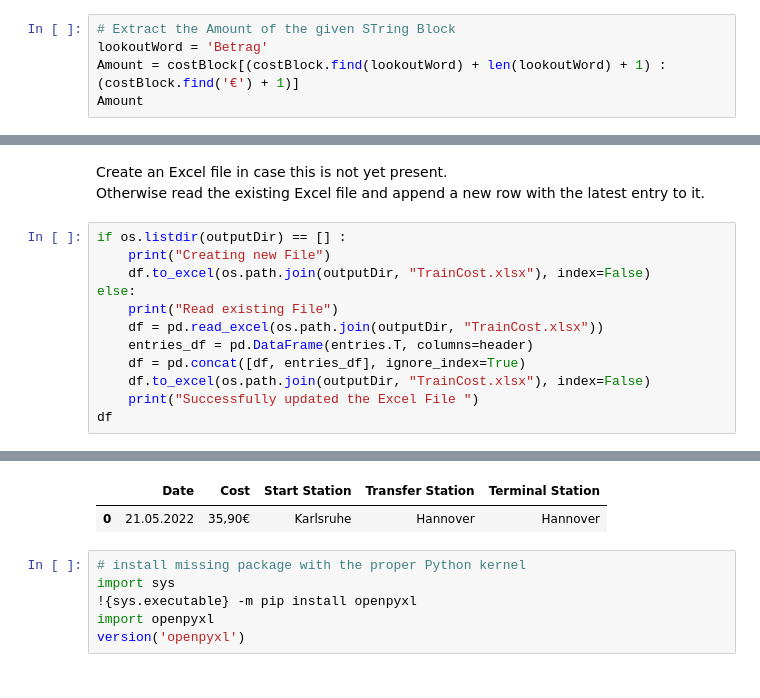
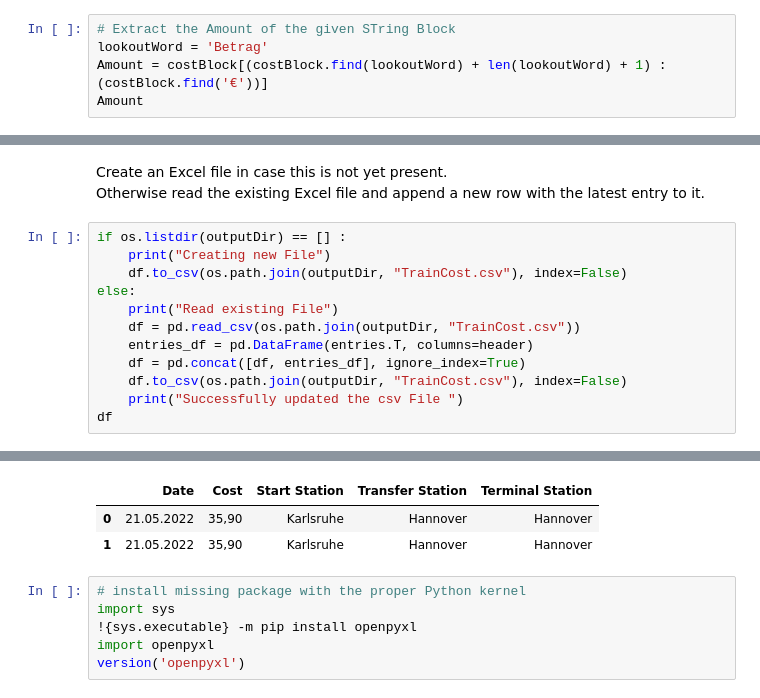
Before and after one commit to bolecodex/pytesseract-lambda, a Jupyter notebook: invoiceDigitization.ipynb, the cells around one changed output, grey strips where cells are left out. Saved outputs shown, nothing was run; the diff lists cells and outputs as text.

```diff
--- a/invoiceDigitization.ipynb
+++ b/invoiceDigitization.ipynb
@@ -130,6 +134,6 @@ print(extractCharBlock(costBlock, 'Datum'))
 # %%
 # Extract the Amount of the given STring Block
 lookoutWord = 'Betrag'
-Amount = costBlock[(costBlock.find(lookoutWord) + len(lookoutWord) + 1) : (costBlock.find('€') + 1)]
+Amount = costBlock[(costBlock.find(lookoutWord) + len(lookoutWord) + 1) : (costBlock.find('€'))]
 Amount
 # %% [output]
@@ -221,13 +230,13 @@ Otherwise read the existing Excel file and append a new row with the latest entr
 # %%
 if os.listdir(outputDir) == [] :
     print("Creating new File")
-    df.to_excel(os.path.join(outputDir, "TrainCost.xlsx"), index=False)
+    df.to_csv(os.path.join(outputDir, "TrainCost.csv"), index=False)
 else:
     print("Read existing File")
-    df = pd.read_excel(os.path.join(outputDir, "TrainCost.xlsx"))
+    df = pd.read_csv(os.path.join(outputDir, "TrainCost.csv"))
     entries_df = pd.DataFrame(entries.T, columns=header)
     df = pd.concat([df, entries_df], ignore_index=True)
-    df.to_excel(os.path.join(outputDir, "TrainCost.xlsx"), index=False)
-    print("Successfully updated the Excel File ")
+    df.to_csv(os.path.join(outputDir, "TrainCost.csv"), index=False)
+    print("Successfully updated the csv File ")
 df
 # %% [output]
@@ -235,5 +245,6 @@ Creating new File
 |  | Date | Cost | Start Station | Transfer Station | Terminal Station |
-| 0 | 21.05.2022 | 35,90€ | Karlsruhe | Hannover | Hannover |
+| 0 | 21.05.2022 | 35,90 | Karlsruhe | Hannover | Hannover |
+| 1 | 21.05.2022 | 35,90 | Karlsruhe | Hannover | Hannover |
 # %%
 # install missing package with the proper Python kernel
 import sys
```
Also changed, not shown: parts of 20 cells of this notebook, 3 other files.
